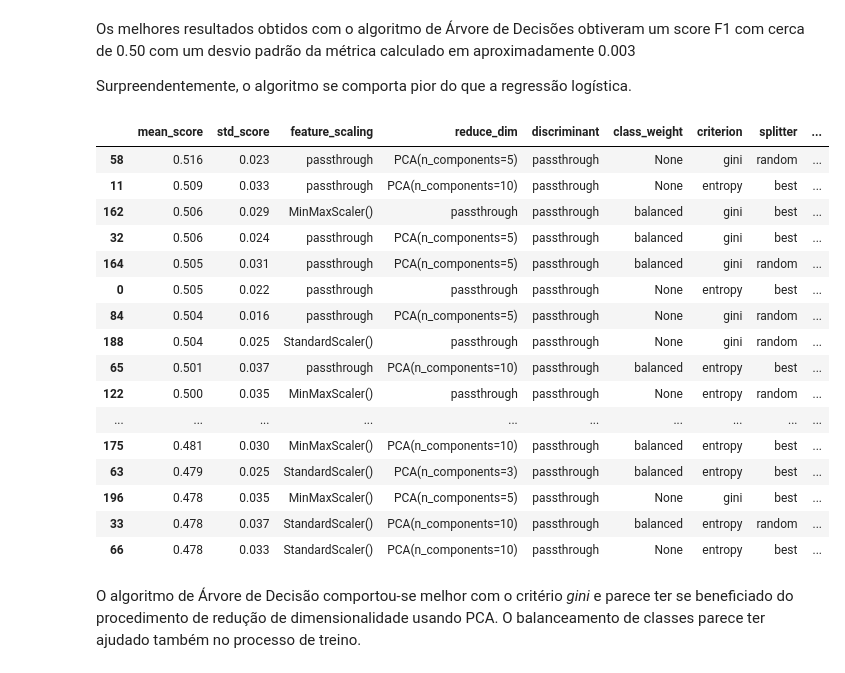
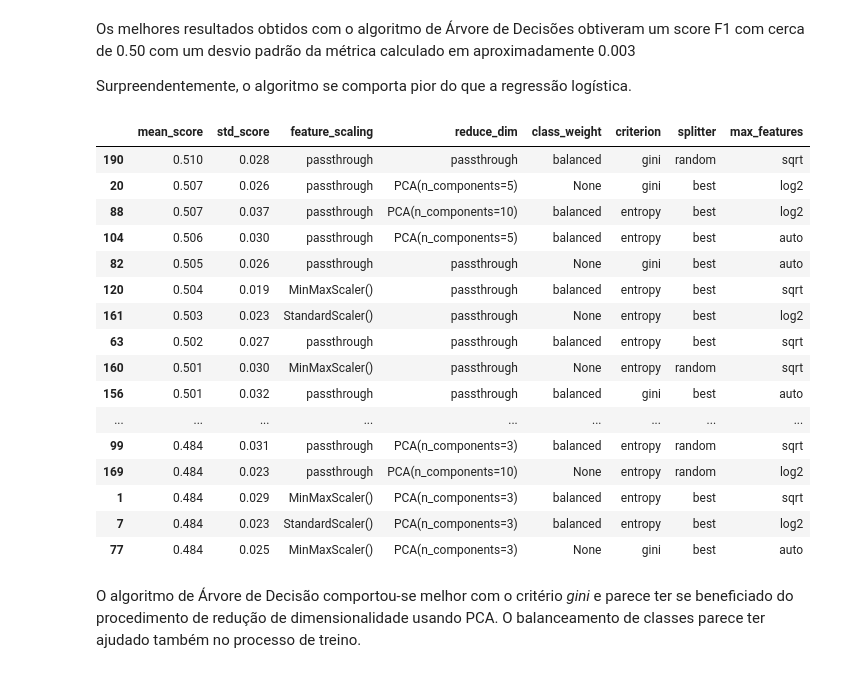
Before and after one commit to itaborai83/ecd221-ML-trabalho, a Jupyter notebook: ML_7_Projeto_completo_de_Classificação_Binária_Telco_Churn.ipynb, the cells around one changed output. Drawn from its saved outputs; the diff is of its cells as text; code cells hidden in the pictures.

```diff
--- a/ML_7_Projeto_completo_de_Classificação_Binária_Telco_Churn.ipynb
+++ b/ML_7_Projeto_completo_de_Classificação_Binária_Telco_Churn.ipynb
@@ -164,7 +163,7 @@ CATEGORICAL_FEATURES = [
 ,   "contract"
 ,   "payment_method"
 ]
-NUMERICAL_FEATURES                  = ["tenure", "inv_tenure", "monthly_charges", "total_charges"]
+NUMERICAL_FEATURES                  = ["tenure", "monthly_charges", "total_charges"]
 BOOLEAN_MAP                         = {"No": 0, "Yes": 1}
 RFE_NUM_FEATURES                    = 10
 RFE_FEATURES_TO_ELIMINATE_PER_STEP  = 0.1 # 10% das variáveis
@@ -637,12 +636,8 @@ Com base nas análises acima, as seguintes ações serão tomadas
 *   Variável **total_charges** será elimnada;
 *   As variáveis categoricas serão posteriormente tratadas
 # %%
-def inverse_tenure(tenure):
-    return -tenure
-
 del churn_df["gender"]
 churn_df["total_charges"] = churn_df["monthly_charges"] * churn_df["tenure"]
-churn_df["inv_tenure"] = churn_df["tenure"].map(inverse_tenure)
 churn_df["churn"] = churn_df.pop("churn")
 # %% [markdown]
 ### 3.2. Visualizações Unimodais Dados Numéricos
@@ -955,8 +949,6 @@ pipeline = Pipeline([
     ("feature_scaling", MinMaxScaler()),
     # redução de dimesionalidade
     ("reduce_dim", PCA()),
-    # análise de descriminantes lineares
-    ("discriminant", LDA()),
     # O algoritmo de regressão e seus parâmetros serão configurados via gridsearch
     ("classifier", SVC())
 ])
@@ -1359,8 +1279,0 @@ Melhor estimador ->
-# %%
-dt_results_df["criterion"] = dt_results_df["param_classifier__criterion"]
-sns.scatterplot(
-    data=dt_results_df
-,   x="mean_test_score"
-,   y="std_test_score"
-,   hue="criterion"
-)
@@ -1372,36 +1287,34 @@ Os melhores resultados obtidos com o algoritmo de Árvore de Decisões obtiveram
 
 Surpreendentemente, o algoritmo se comporta pior do que a regressão logística.
 # %%
-dt_results_df.sort_values("mean_test_score", inplace=True, ascending=False)
-dt_params_df = pd.DataFrame({
-  "mean_score"      : dt_results_df["mean_test_score"]
-, "std_score"       : dt_results_df["std_test_score"]
-, "feature_scaling" : dt_results_df["param_feature_scaling"]
-, "reduce_dim"      : dt_results_df["param_reduce_dim"]
-, "discriminant"    : dt_results_df["param_discriminant"]
-, "class_weight"    : dt_results_df["param_classifier__class_weight"]
-, "criterion"       : dt_results_df["param_classifier__criterion"]
-, "splitter"        : dt_results_df["param_classifier__splitter"]
-, "max_features"    : dt_results_df["param_classifier__max_features"]
-})
-display(dt_params_df.head(50))
+column_mapping = {
+  "mean_score"      : "mean_test_score"
+, "std_score"       : "std_test_score"
+, "feature_scaling" : "param_feature_scaling"
+, "reduce_dim"      : "param_reduce_dim"
+, "class_weight"    : "param_classifier__class_weight"
+, "criterion"       : "param_classifier__criterion"
+, "splitter"        : "param_classifier__splitter"
+, "max_features"    : "param_classifier__max_features"
+}
+dt_params_df = show_top_n(dt_results_df, 50, column_mapping)
 # %% [output]
-|  | mean_score | std_score | feature_scaling | reduce_dim | discriminant | class_weight | criterion | splitter | ... |
-| 58 | 0.516 | 0.023 | passthrough | PCA(n_components=5) | passthrough | None | gini | random | ... |
-| 11 | 0.509 | 0.033 | passthrough | PCA(n_components=10) | passthrough | None | entropy | best | ... |
-| 162 | 0.506 | 0.029 | MinMaxScaler() | passthrough | passthrough | balanced | gini | best | ... |
-| 32 | 0.506 | 0.024 | passthrough | PCA(n_components=5) | passthrough | balanced | gini | best | ... |
-| 164 | 0.505 | 0.031 | passthrough | PCA(n_components=5) | passthrough | balanced | gini | random | ... |
-| 0 | 0.505 | 0.022 | passthrough | passthrough | passthrough | None | entropy | best | ... |
-| 84 | 0.504 | 0.016 | passthrough | PCA(n_components=5) | passthrough | None | gini | random | ... |
-| 188 | 0.504 | 0.025 | StandardScaler() | passthrough | passthrough | None | gini | random | ... |
-| 65 | 0.501 | 0.037 | passthrough | PCA(n_components=10) | passthrough | balanced | entropy | best | ... |
-| 122 | 0.500 | 0.035 | MinMaxScaler() | passthrough | passthrough | None | entropy | random | ... |
-| ... | ... | ... | ... | ... | ... | ... | ... | ... | ... |
-| 175 | 0.481 | 0.030 | MinMaxScaler() | PCA(n_components=10) | passthrough | balanced | entropy | best | ... |
-| 63 | 0.479 | 0.025 | StandardScaler() | PCA(n_components=3) | passthrough | balanced | entropy | best | ... |
-| 196 | 0.478 | 0.035 | MinMaxScaler() | PCA(n_components=5) | passthrough | None | gini | best | ... |
-| 33 | 0.478 | 0.037 | StandardScaler() | PCA(n_components=10) | passthrough | balanced | entropy | random | ... |
-| 66 | 0.478 | 0.033 | StandardScaler() | PCA(n_components=10) | passthrough | None | entropy | best | ... |
+|  | mean_score | std_score | feature_scaling | reduce_dim | class_weight | criterion | splitter | max_features |
+| 190 | 0.510 | 0.028 | passthrough | passthrough | balanced | gini | random | sqrt |
+| 20 | 0.507 | 0.026 | passthrough | PCA(n_components=5) | None | gini | best | log2 |
+| 88 | 0.507 | 0.037 | passthrough | PCA(n_components=10) | balanced | entropy | best | log2 |
+| 104 | 0.506 | 0.030 | passthrough | PCA(n_components=5) | balanced | entropy | best | auto |
+| 82 | 0.505 | 0.026 | passthrough | passthrough | None | gini | best | auto |
+| 120 | 0.504 | 0.019 | MinMaxScaler() | passthrough | balanced | entropy | best | sqrt |
+| 161 | 0.503 | 0.023 | StandardScaler() | passthrough | None | entropy | best | log2 |
+| 63 | 0.502 | 0.027 | passthrough | passthrough | balanced | entropy | best | sqrt |
+| 160 | 0.501 | 0.030 | MinMaxScaler() | passthrough | None | entropy | random | sqrt |
+| 156 | 0.501 | 0.032 | passthrough | passthrough | balanced | gini | best | auto |
+| ... | ... | ... | ... | ... | ... | ... | ... | ... |
+| 99 | 0.484 | 0.031 | passthrough | PCA(n_components=3) | balanced | entropy | random | sqrt |
+| 169 | 0.484 | 0.023 | passthrough | PCA(n_components=10) | None | entropy | random | log2 |
+| 1 | 0.484 | 0.029 | MinMaxScaler() | PCA(n_components=3) | balanced | entropy | best | sqrt |
+| 7 | 0.484 | 0.023 | StandardScaler() | PCA(n_components=3) | balanced | entropy | best | log2 |
+| 77 | 0.484 | 0.025 | MinMaxScaler() | PCA(n_components=3) | None | gini | best | auto |
 # %% [markdown]
 O algoritmo de Árvore de Decisão comportou-se melhor com o critério *gini* e parece ter se beneficiado do procedimento de redução de dimensionalidade usando PCA. O balanceamento de classes parece ter ajudado também no processo de treino.
```
Also changed, not shown: parts of 57 cells of this notebook.
